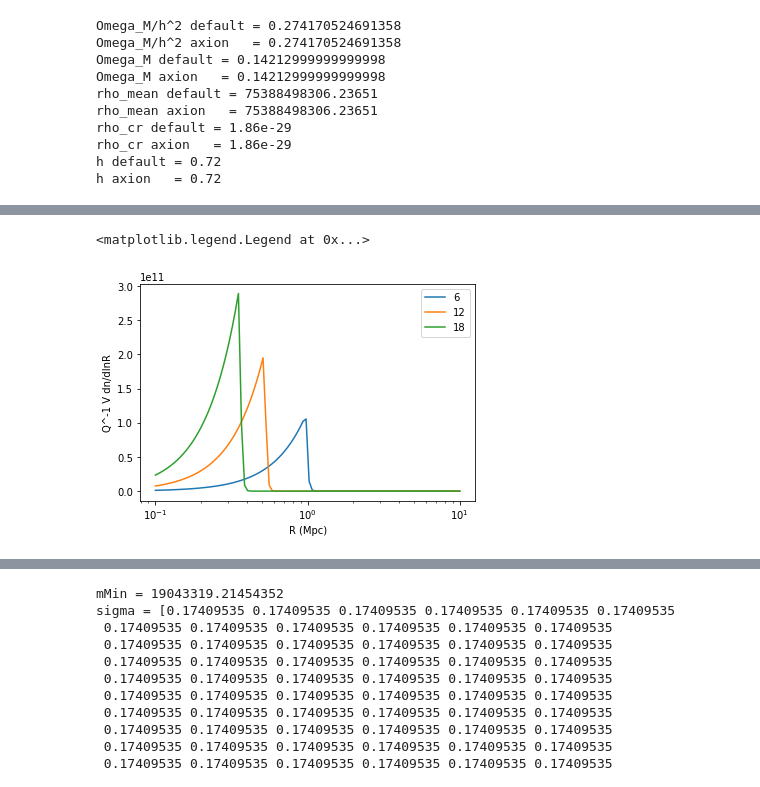
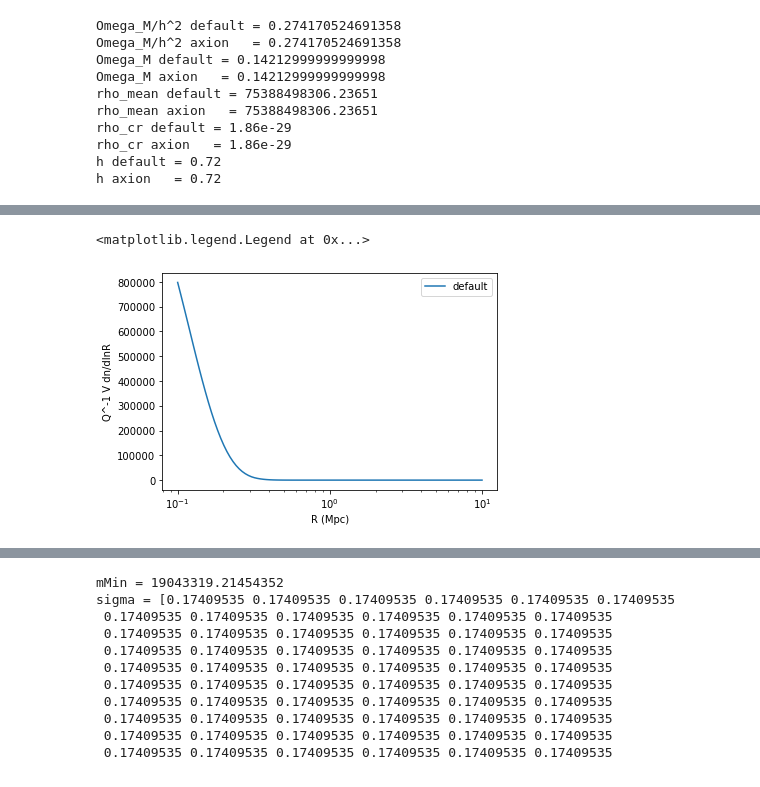
Before and after one commit to emeln/Thesis, a Jupyter notebook: axion_kSZ_source/notebooks/testing_sigma_gerrit.ipynb, the cells around one changed output, grey strips where cells are left out. Cells and saved outputs as stored; diff of their text form; code cells hidden in the pictures.

```diff
--- a/axion_kSZ_source/notebooks/testing_sigma_gerrit.ipynb
+++ b/axion_kSZ_source/notebooks/testing_sigma_gerrit.ipynb
@@ -151,11 +162,11 @@ plt.loglog(m_vals,eli_mass_function(m_vals,z))
 [<matplotlib.lines.Line2D at 0x...>]
 [figure]
 # %%
-eli_mass_function = EliMassFunction(cosmoDefault, sigmaInt)
-eli_mass_function_axion = EliMassFunction(cosmoDefault2, sigmaInt2)
+eli_mass_function = EliMassFunction(cosmoDefault, sigmaIntFFTLog)
+eli_mass_function_axion = EliMassFunction(cosmoDefault2, sigmaIntFFTLog2)
 m_vals = np.logspace(9,15,100)
-z = 0
-plt.loglog(m_vals,eli_mass_function(m_vals,z))
-plt.loglog(m_vals,eli_mass_function_axion(m_vals,z))
+z = 6
+plt.loglog(m_vals,eli_mass_function(m_vals,z),label='1')
+plt.loglog(m_vals,eli_mass_function_axion(m_vals,z),label='2')
 # %% [output]
 [<matplotlib.lines.Line2D at 0x...>]
@@ -382,6 +388,6 @@ rho_cr0 = 8.856758279999999e-12 h^2 Msun/Mpc^3
 # %%
 def m_from_R(R,z=0,cosmo_type='default',h_adjust='false',density='mean') :
-    if (not (cosmo_type=='axion' or cosmo_type=='default')) :
+    if (not (cosmo_type=='axion' or cosmo_type=='default' or cosmo_type=='default2')) :
         print("Not a valid cosmology")
         return None
 
@@ -405,35 +411,55 @@ def m_from_R(R,z=0,cosmo_type='default',h_adjust='false',density='mean') :
             omega_m0 = cosmoDefault.omegaM
             rho *= cosmoDefault.h**2
         else :
-            omega_m0 = cosmoAxion.OmegaM
+            omega_m0 = cosmoDefault.OmegaM
+    elif cosmo_type == 'default2' :
+        if h_adjust == 'true':
+            omega_m0 = cosmoDefault2.omegaM
+            rho *= cosmoDefault2.h**2
+        else :
+            omega_m0 = cosmoDefault2.OmegaM
 
     rho *= 1000 * (1/2e30) * (3.086e22)**3 # In Msun/Mpc^3
 
     return (4/3) * np.pi * R**3 * rho * omega_m0 * (1+z)**3
 # %%
 n = 100
-z_vals = [6,12,18]
+z=6
 R_vals = np.logspace(-1,1,n)
 
 density_type = 'mean'
-for z in z_vals:
-    m_vals = m_from_R(R_vals,density=density_type,z=z)
-    Q = np.zeros(n)
 
-    integrand = lambda r: (1/m_from_R(r,z=z)) * bubbly(m_from_R(r,density=density_type,z=z),z) *  r**3
+m_vals = m_from_R(R_vals,cosmo_type='default',density=density_type,z=z)
+Q = np.zeros(n)
 
-    for i in range(n):
-        Q[i] = (4/3) * np.pi * quad(integrand,0,R_vals[i])[0]
+integrand = lambda r: (1/m_from_R(r,z=z)) * bubbly_FFT_default(m_from_R(r,cosmo_type='default',density=density_type,z=z),z) *  r**3
+
+for i in range(n):
+    Q[i] = (4/3) * np.pi * quad(integrand,0,R_vals[i])[0]
 #     print('M:',m_vals)
 #     print('Q:',Q)
 #     print('B:',bubbly(m_vals,z))
 
-    plt.plot(R_vals,4 * np.pi * (1/Q) * R_vals**3 * bubbly(m_vals,z),label=z)
+plt.plot(R_vals,4 * np.pi * (1/Q) * R_vals**3 * bubbly_FFT_default(m_vals,z),label='default')
+
+m_vals = m_from_R(R_vals,cosmo_type='default2',density=density_type,z=z)
+Q2 = np.zeros(n)
+
+integrand = lambda r: (1/m_from_R(r,z=z)) * bubbly_FFT_default2(m_from_R(r,cosmo_type='default2',density=density_type,z=z),z) *  r**3
+
+for i in range(n):
+    Q2[i] = (4/3) * np.pi * quad(integrand,0,R_vals[i])[0]
+#     print('M:',m_vals)
+#     print('Q:',Q)
+#     print('B:',bubbly(m_vals,z))
+
+# plt.plot(R_vals,4 * np.pi * (1/Q2) * R_vals**3 * bubbly_FFT_default2(m_vals,z),label='default2')
+
 
 plt.xscale('log')
 plt.xlabel('R (Mpc)')
 plt.ylabel('Q^-1 V dn/dlnR')
 plt.legend()
 # %% [output]
 <matplotlib.legend.Legend at 0x...>
-[figure, old version]
+[figure, new version]
```
Also changed, not shown: parts of 21 cells of this notebook, 25 other files.
